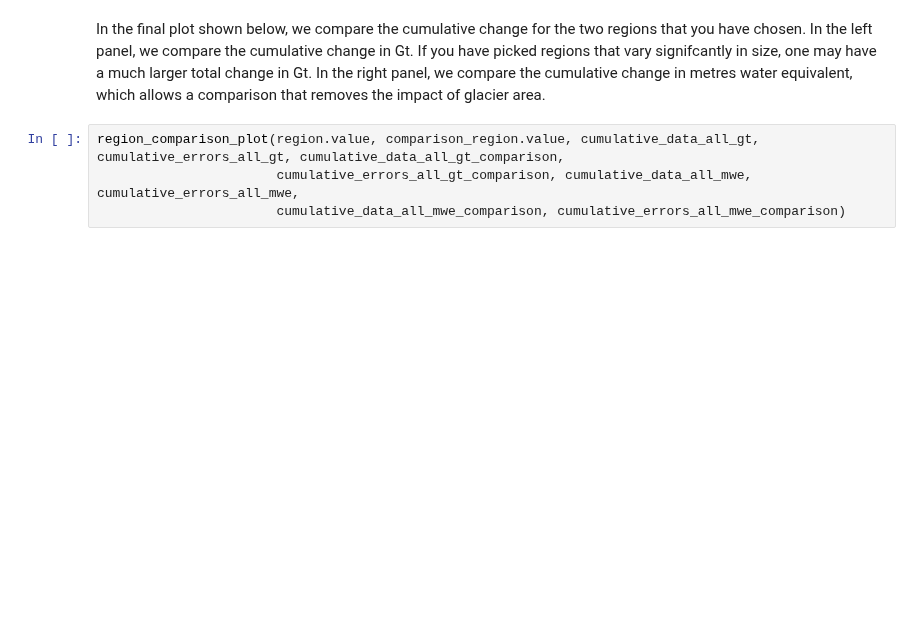
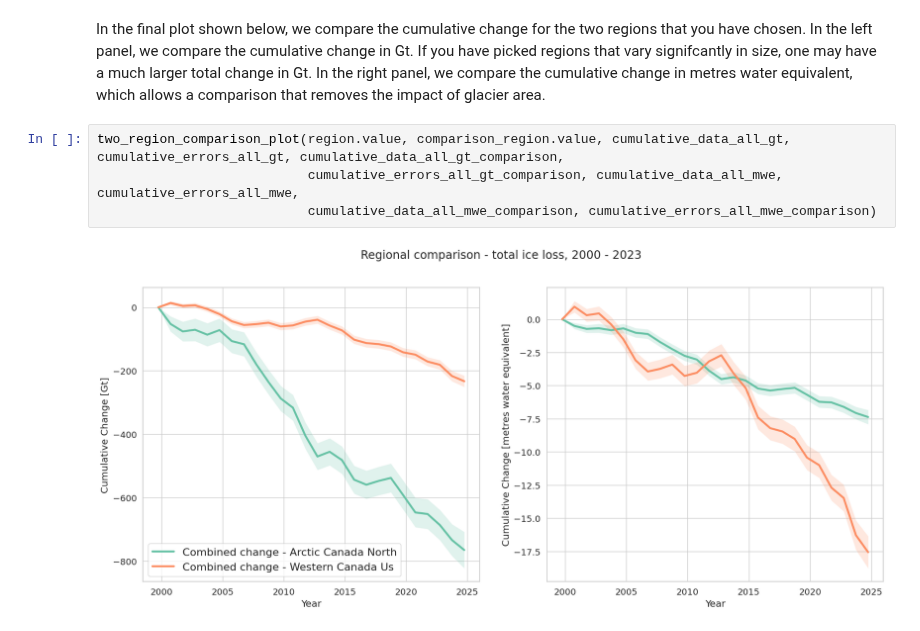
Before and after one commit to earthwave/glambie_demo_notebooks, a Jupyter notebook: glambie_reigonal_plots.ipynb, the cells around one changed output. Cells and saved outputs as stored; diff of their text form; blank space fills up the shorter version.

Commit message:
Proof read regional notebook

```diff
--- a/glambie_reigonal_plots.ipynb
+++ b/glambie_reigonal_plots.ipynb
@@ -123,6 +127,8 @@ cumulative_errors_all_mwe_comparison = derivative_to_cumulative(region_dataframe
 # %% [markdown]
 In the final plot shown below, we compare the cumulative change for the two regions that you have chosen. In the left panel, we compare the cumulative change in Gt. If you have picked regions that vary signifcantly in size, one may have a much larger total change in Gt. In the right panel, we compare the cumulative change in metres water equivalent, which allows a comparison that removes the impact of glacier area.
 # %%
-region_comparison_plot(region.value, comparison_region.value, cumulative_data_all_gt, cumulative_errors_all_gt, cumulative_data_all_gt_comparison,
-                       cumulative_errors_all_gt_comparison, cumulative_data_all_mwe, cumulative_errors_all_mwe,
-                       cumulative_data_all_mwe_comparison, cumulative_errors_all_mwe_comparison)
+two_region_comparison_plot(region.value, comparison_region.value, cumulative_data_all_gt, cumulative_errors_all_gt, cumulative_data_all_gt_comparison,
+                           cumulative_errors_all_gt_comparison, cumulative_data_all_mwe, cumulative_errors_all_mwe,
+                           cumulative_data_all_mwe_comparison, cumulative_errors_all_mwe_comparison)
+# %% [output]
+[figure, added]
```
Also changed, not shown: parts of 11 cells of this notebook, 1 other file.
